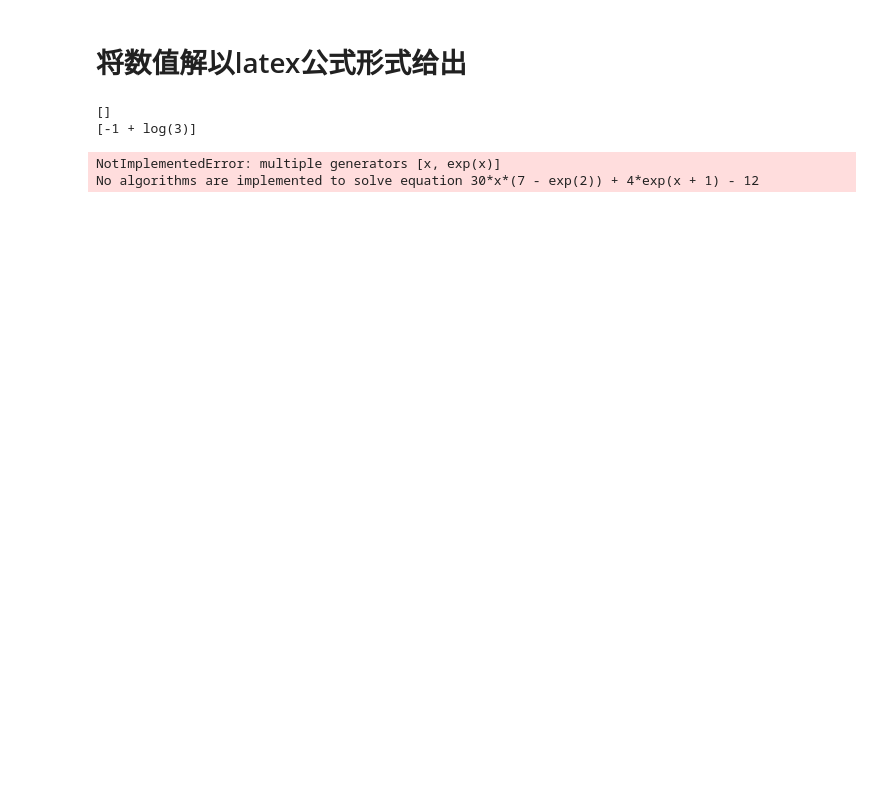
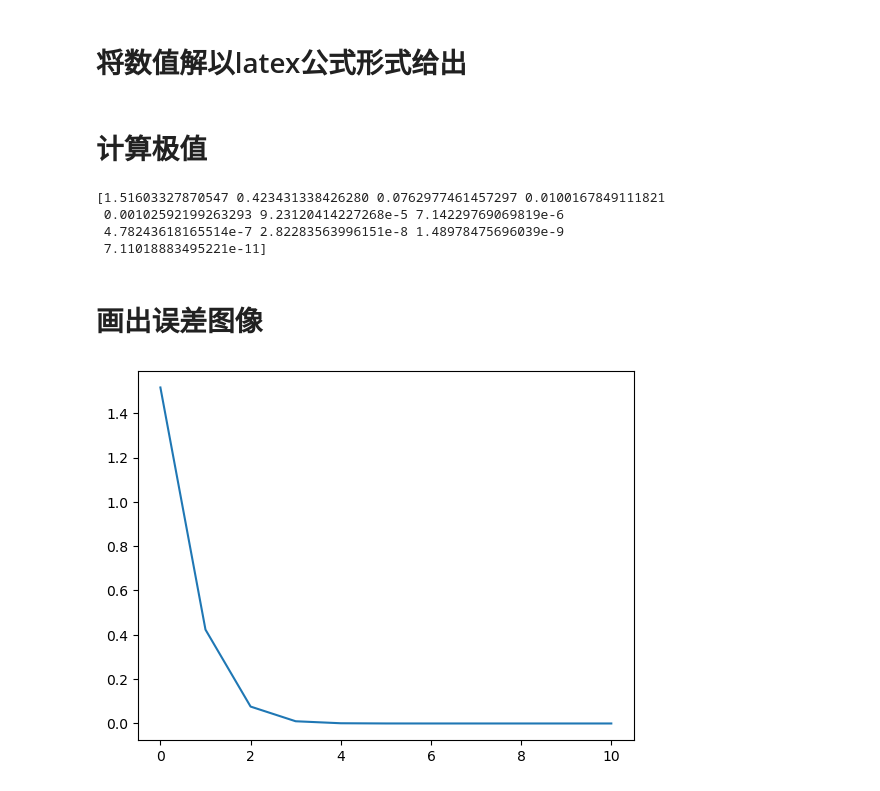
Before and after one commit to Suffoc/SquareApproximation, a Jupyter notebook: SquareApproximation.ipynb, the cells around one changed output. Drawn from its saved outputs; the diff is of its cells as text; code cells hidden in the pictures; blank space fills up the shorter version.

Commit message:
JupyterNotebook ExtremePoint

```diff
--- a/SquareApproximation.ipynb
+++ b/SquareApproximation.ipynb
@@ -78,12 +79,14 @@ for i in range(11):
 # 画出图像
 # %%
 x_range = np.arange(-1, 1, 0.01)
+error = []
 for i in range(11):
-    estimates = []
+    tmp_error = []
     for x_ in x_range:
-        estimates.append(epsilon[i].evalf(subs = {x:x_}))
-    estimates = np.array(estimates)
-    plt.plot(x_range, estimates, label = "n=" + str(i))
+        tmp_error.append(epsilon[i].evalf(subs = {x:x_}))
+    error.append(tmp_error)
+    tmp_error = np.array(tmp_error)
+    plt.plot(x_range, tmp_error, label = "n=" + str(i))
 plt.xlim(-1, 1.5)
 plt.legend(loc='best')
 plt.savefig("误差.svg", dpi=300,format='svg')
@@ -121,13 +124,22 @@ for i in range(11):
 with open('latex_formula.csv', 'w') as f:
     write = csv.writer(f)
     write.writerows(latex_formula)
-# %%
-for i in range(11):
-    dE = sympy.diff(epsilon[i], x)
-    extreme_point = sympy.solve(dE, x)
-    print(extreme_point)
-# %% [output]
-[]
-[-1 + log(3)]
-NotImplementedError: multiple generators [x, exp(x)]
-No algorithms are implemented to solve equation 30*x*(7 - exp(2)) + 4*exp(x + 1) - 12
+# %% [markdown]
+# 计算极值
+# %%
+abs_error = np.abs(error)
+max_error = np.max(abs_error, axis=1)
+print(max_error)
+# %% [output]
+[1.51603327870547 0.423431338426280 0.0762977461457297 0.0100167849111821
+ 0.00102592199263293 9.23120414227268e-5 7.14229769069819e-6
+ 4.78243618165514e-7 2.82283563996151e-8 1.48978475696039e-9
+ 7.11018883495221e-11]
+# %% [markdown]
+# 画出误差图像
+# %%
+n = np.arange(0, 11)
+plt.plot(n, max_error)
+plt.show()
+# %% [output]
+[figure, added]
```
Also changed, not shown: parts of 1 cell of this notebook, 1 other file.
